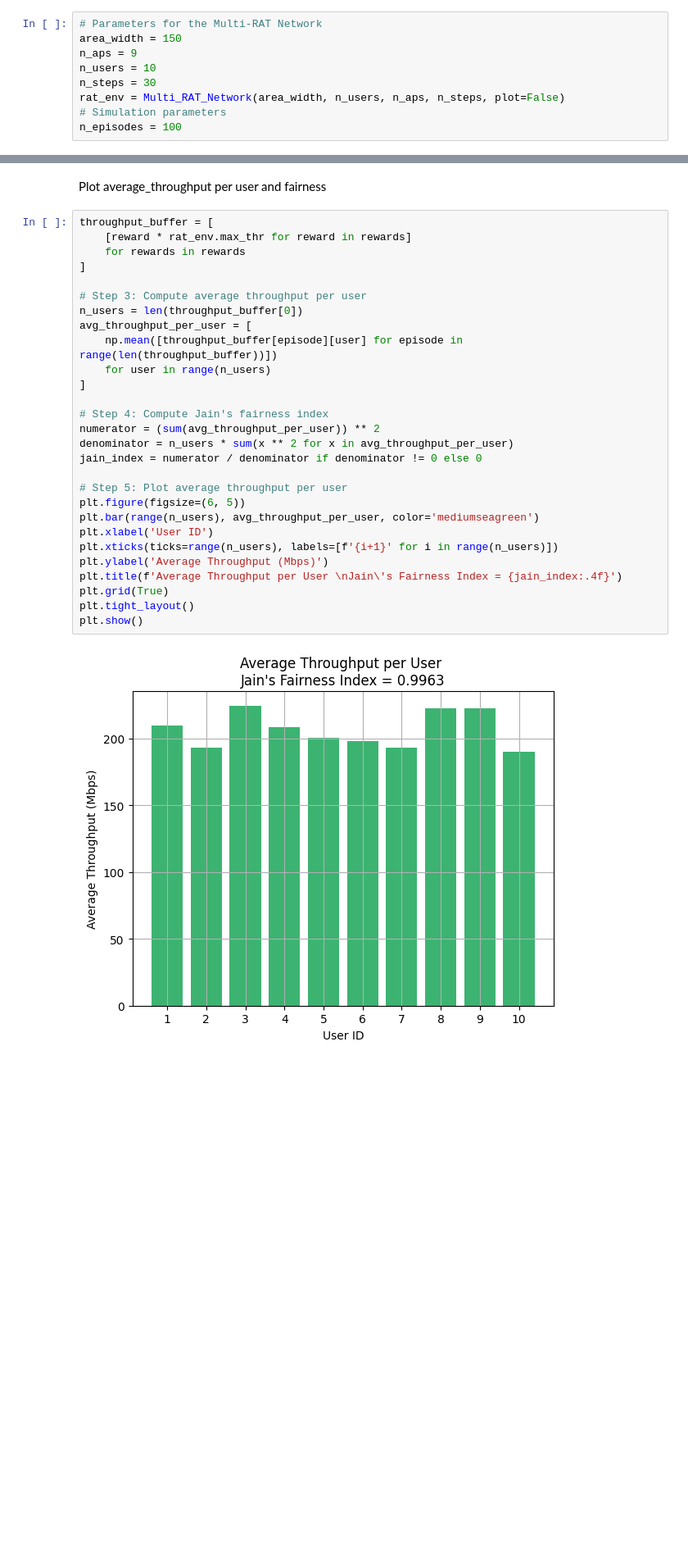
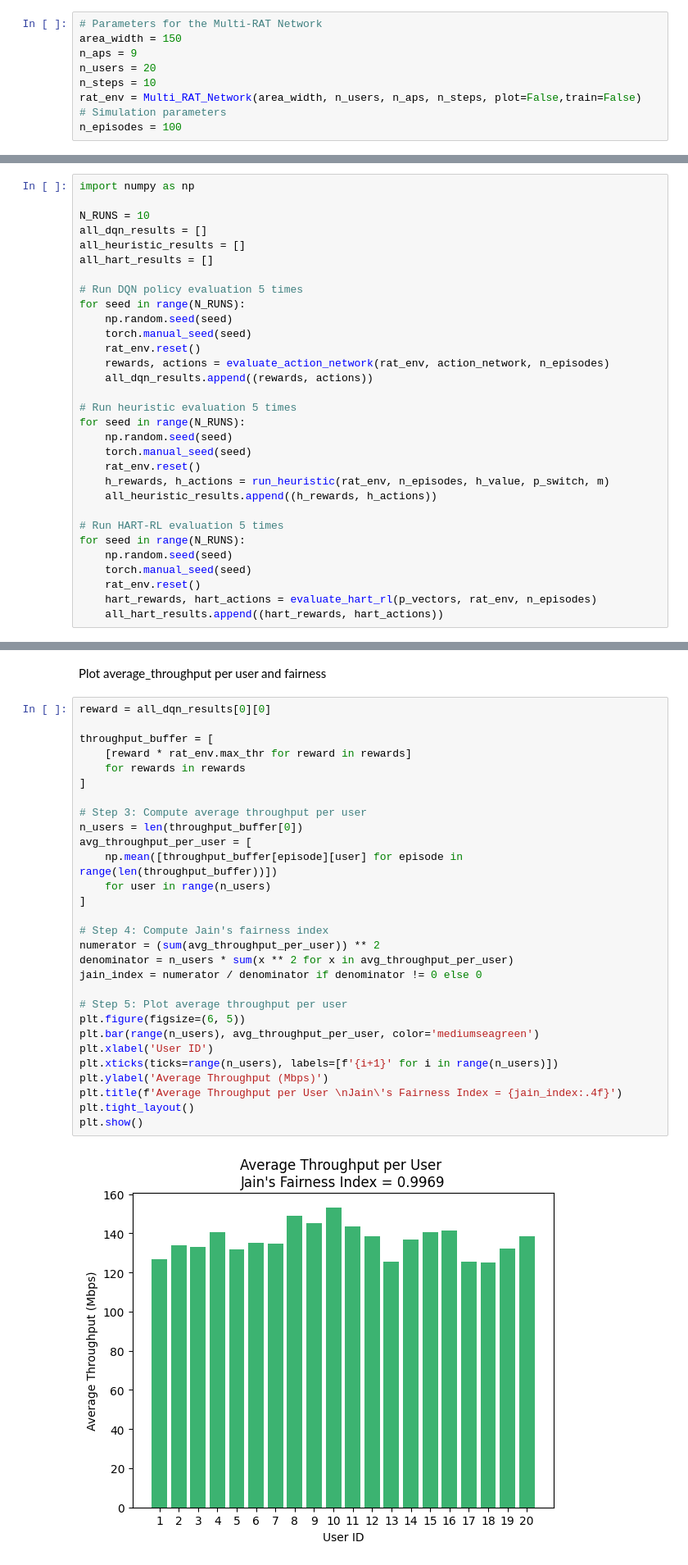
Before and after one commit to AlvaroSolana/DQN_RAT_Selection, a Jupyter notebook: test.ipynb, the cells around one changed output, grey strips where cells are left out. Shown: that part at 82% size. Drawn from its saved outputs; the diff is of its cells as text; blank space fills up the shorter version.

```diff
--- a/test.ipynb
+++ b/test.ipynb
@@ -15,8 +15,8 @@ Initialize enviroment
 # Parameters for the Multi-RAT Network
 area_width = 150
 n_aps = 9
-n_users = 10
-n_steps = 30
-rat_env = Multi_RAT_Network(area_width, n_users, n_aps, n_steps, plot=False)
+n_users = 20
+n_steps = 10
+rat_env = Multi_RAT_Network(area_width, n_users, n_aps, n_steps, plot=False,train=False)
 # Simulation parameters
 n_episodes = 100
@@ -98,34 +40,66 @@ APs chosen : Counter({8: 2360, 7: 1210, 9: 1145, 11: 1023, 4: 949, 10: 923, 5: 5
+# %%
+import numpy as np
+
+N_RUNS = 10
+all_dqn_results = []
+all_heuristic_results = []
+all_hart_results = []
+
+# Run DQN policy evaluation 5 times
+for seed in range(N_RUNS):
+    np.random.seed(seed)
+    torch.manual_seed(seed)
+    rat_env.reset()
+    rewards, actions = evaluate_action_network(rat_env, action_network, n_episodes)
+    all_dqn_results.append((rewards, actions))
+
+# Run heuristic evaluation 5 times
+for seed in range(N_RUNS):
+    np.random.seed(seed)
+    torch.manual_seed(seed)
+    rat_env.reset()
+    h_rewards, h_actions = run_heuristic(rat_env, n_episodes, h_value, p_switch, m)
+    all_heuristic_results.append((h_rewards, h_actions))
+
+# Run HART-RL evaluation 5 times
+for seed in range(N_RUNS):
+    np.random.seed(seed)
+    torch.manual_seed(seed)
+    rat_env.reset()
+    hart_rewards, hart_actions = evaluate_hart_rl(p_vectors, rat_env, n_episodes)
+    all_hart_results.append((hart_rewards, hart_actions))
 # %% [markdown]
 ### Plot results for DQN
 # %% [markdown]
 Plot average_throughput per user and fairness
 # %%
+reward = all_dqn_results[0][0]
+
 throughput_buffer = [
     [reward * rat_env.max_thr for reward in rewards]
     for rewards in rewards
 ]
 
 # Step 3: Compute average throughput per user
 n_users = len(throughput_buffer[0])
 avg_throughput_per_user = [
     np.mean([throughput_buffer[episode][user] for episode in range(len(throughput_buffer))])
     for user in range(n_users)
 ]
 
 # Step 4: Compute Jain's fairness index
 numerator = (sum(avg_throughput_per_user)) ** 2
 denominator = n_users * sum(x ** 2 for x in avg_throughput_per_user)
 jain_index = numerator / denominator if denominator != 0 else 0
 
 # Step 5: Plot average throughput per user
 plt.figure(figsize=(6, 5))
 plt.bar(range(n_users), avg_throughput_per_user, color='mediumseagreen')
 plt.xlabel('User ID')
 plt.xticks(ticks=range(n_users), labels=[f'{i+1}' for i in range(n_users)])
 plt.ylabel('Average Throughput (Mbps)')
 plt.title(f'Average Throughput per User \nJain\'s Fairness Index = {jain_index:.4f}')
-plt.grid(True)
 plt.tight_layout()
 plt.show()
 # %% [output]
-[figure, old version]
+[figure, new version]
```
Also changed, not shown: parts of 25 cells of this notebook, 11 other files.
